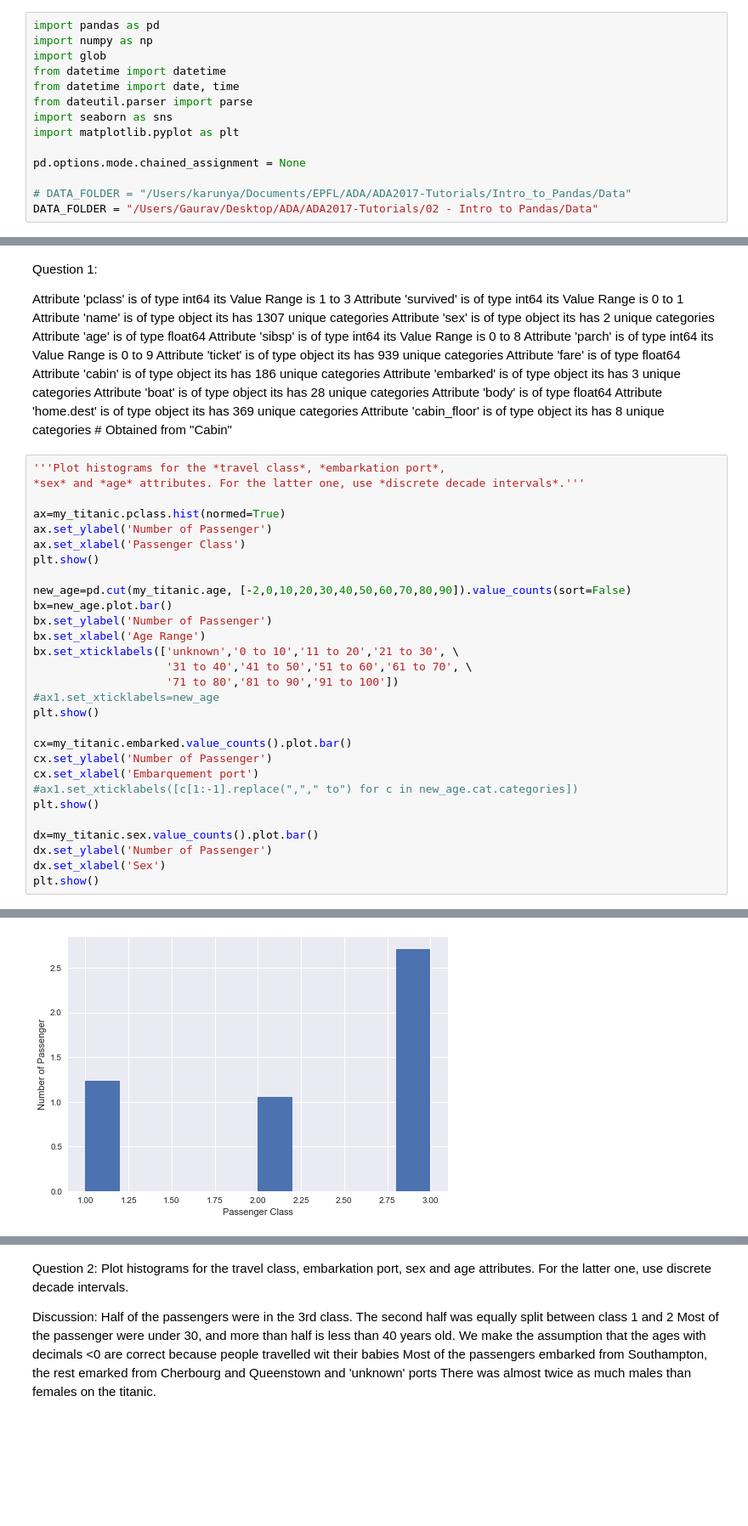
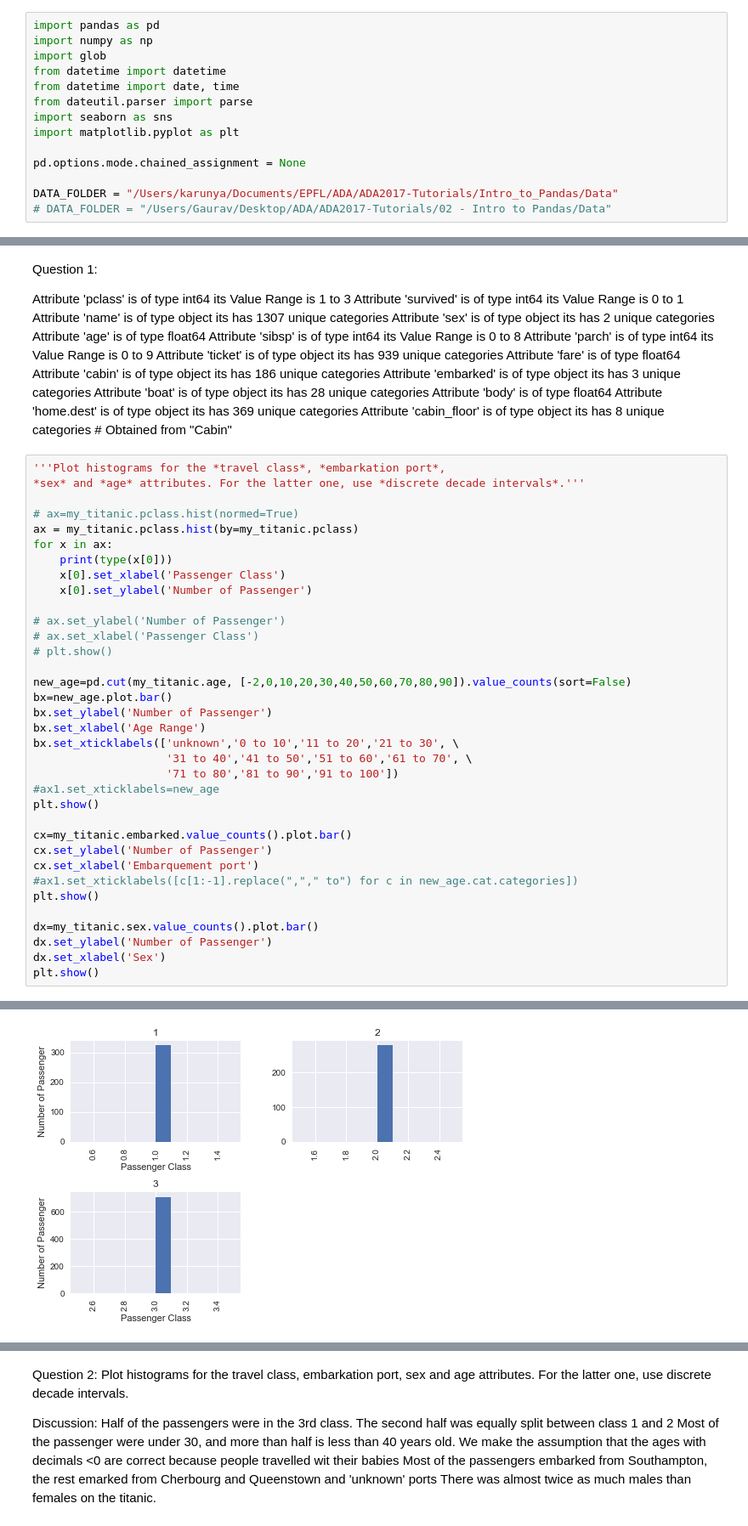
Before and after one commit to GauravPasari/ADA_Group_Tota_Pasari_Prelot, a Jupyter notebook: Homework 1_LP_Modified-LP.ipynb, the cells around one changed output, grey strips where cells are left out. Shown at 85% size. Cells and saved outputs as stored; diff of their text form; blank space fills up the shorter version.

Commit message:
Change pclass to passenger histogram

```diff
--- a/Homework 1_LP_Modified-LP.ipynb
+++ b/Homework 1_LP_Modified-LP.ipynb
@@ -17,8 +17,8 @@ import matplotlib.pyplot as plt
 
 pd.options.mode.chained_assignment = None
 
-# DATA_FOLDER = "/Users/karunya/Documents/EPFL/ADA/ADA2017-Tutorials/Intro_to_Pandas/Data"
-DATA_FOLDER = "/Users/Gaurav/Desktop/ADA/ADA2017-Tutorials/02 - Intro to Pandas/Data"
+DATA_FOLDER = "/Users/karunya/Documents/EPFL/ADA/ADA2017-Tutorials/Intro_to_Pandas/Data"
+# DATA_FOLDER = "/Users/Gaurav/Desktop/ADA/ADA2017-Tutorials/02 - Intro to Pandas/Data"
 # %% [markdown]
 ## Task 1. Compiling Ebola Data
 
@@ -429,10 +429,16 @@ Attribute 'cabin_floor' is of type object its has 8 unique categories # Obtained
 '''Plot histograms for the *travel class*, *embarkation port*,
 *sex* and *age* attributes. For the latter one, use *discrete decade intervals*.'''
 
-ax=my_titanic.pclass.hist(normed=True)
-ax.set_ylabel('Number of Passenger')
-ax.set_xlabel('Passenger Class')
-plt.show()
+# ax=my_titanic.pclass.hist(normed=True)
+ax = my_titanic.pclass.hist(by=my_titanic.pclass)
+for x in ax:
+    print(type(x[0]))
+    x[0].set_xlabel('Passenger Class')
+    x[0].set_ylabel('Number of Passenger')
+
+# ax.set_ylabel('Number of Passenger')
+# ax.set_xlabel('Passenger Class')
+# plt.show()
 
 new_age=pd.cut(my_titanic.age, [-2,0,10,20,30,40,50,60,70,80,90]).value_counts(sort=False)
 bx=new_age.plot.bar()
@@ -458 +466 @@ plt.show()
-[figure, old version]
+[figure, new version]
```
Also changed, not shown: parts of 9 cells of this notebook.
